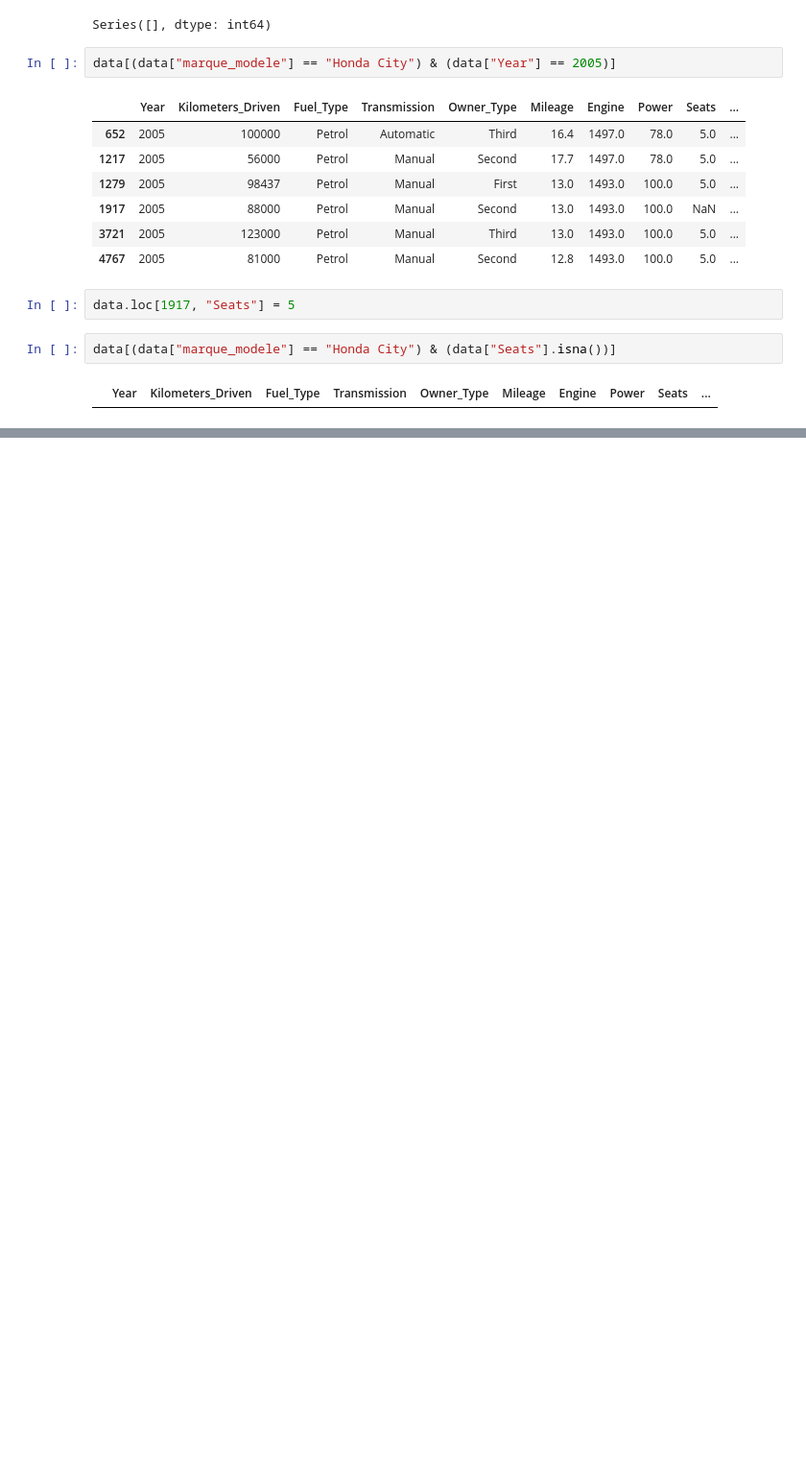
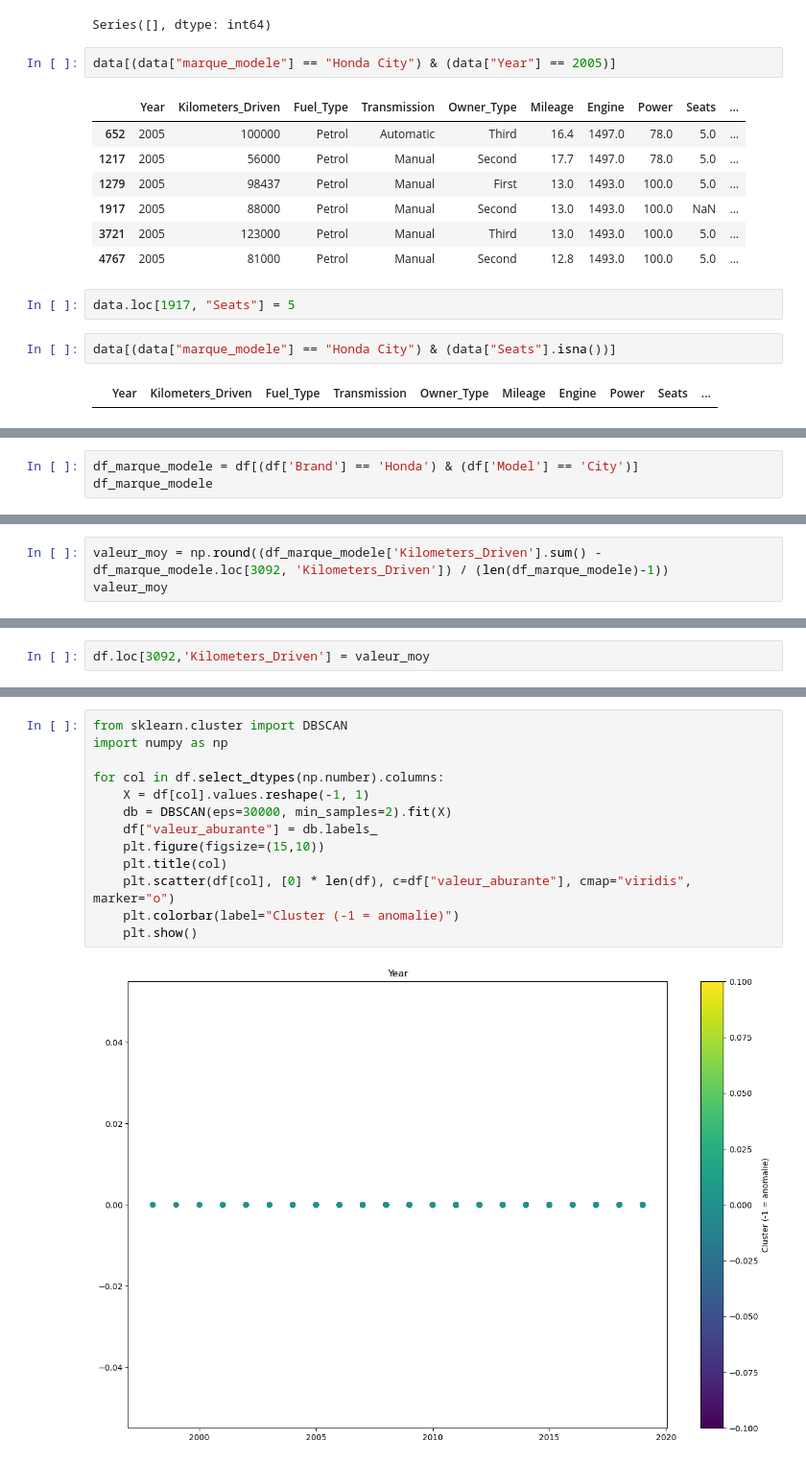
Before and after one commit to medjbeuryacine/Projet-Regression-, a Jupyter notebook: partie_yacine/eda.ipynb, the cells around one changed output, grey strips where cells are left out. Shown at 96% size. Saved outputs shown, nothing was run; the diff lists cells and outputs as text; blank space fills up the shorter version.

Commit message:
modele

```diff
--- a/partie_yacine/eda.ipynb
+++ b/partie_yacine/eda.ipynb
@@ -305,0 +457,3 @@ data.to_csv("data_nan_remplit_main.csv", index=False)
+# %%
+df_marque_modele = df[(df['Brand'] == 'Honda') & (df['Model'] == 'City')]
+df_marque_modele
@@ -305,0 +474,3 @@ data.to_csv("data_nan_remplit_main.csv", index=False)
+# %%
+valeur_moy = np.round((df_marque_modele['Kilometers_Driven'].sum() - df_marque_modele.loc[3092, 'Kilometers_Driven']) / (len(df_marque_modele)-1))
+valeur_moy
@@ -305,0 +479,2 @@ data.to_csv("data_nan_remplit_main.csv", index=False)
+# %%
+df.loc[3092,'Kilometers_Driven'] = valeur_moy
@@ -305,0 +500,15 @@ data.to_csv("data_nan_remplit_main.csv", index=False)
+# %%
+from sklearn.cluster import DBSCAN
+import numpy as np
+
+for col in df.select_dtypes(np.number).columns:
+    X = df[col].values.reshape(-1, 1)
+    db = DBSCAN(eps=30000, min_samples=2).fit(X)
+    df["valeur_aburante"] = db.labels_
+    plt.figure(figsize=(15,10))
+    plt.title(col)
+    plt.scatter(df[col], [0] * len(df), c=df["valeur_aburante"], cmap="viridis", marker="o")
+    plt.colorbar(label="Cluster (-1 = anomalie)")
+    plt.show()
+# %% [output]
+[figure, added]
```
Also changed, not shown: parts of 41 cells of this notebook, 9 other files.
